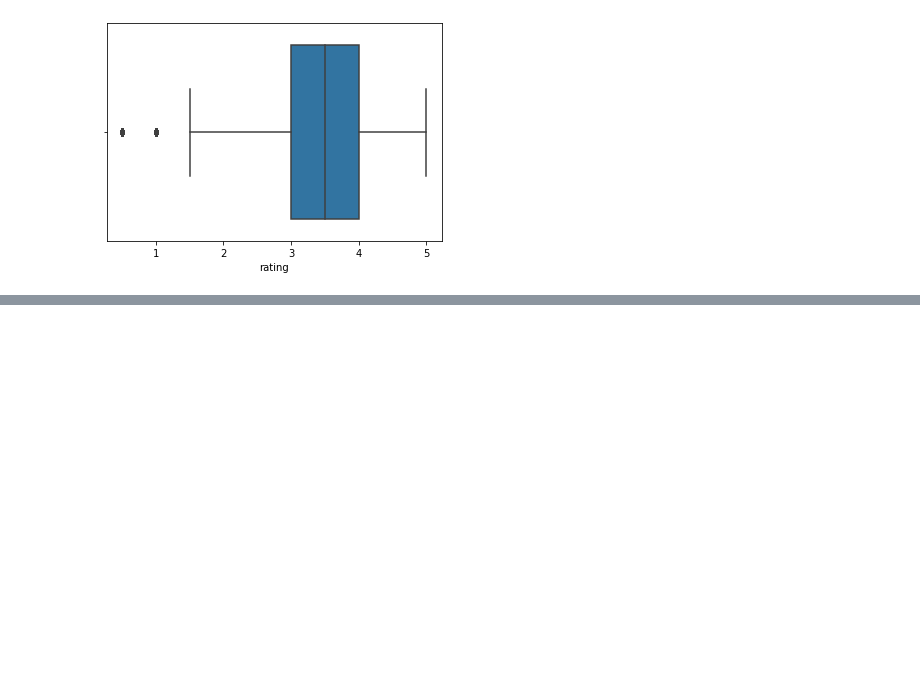
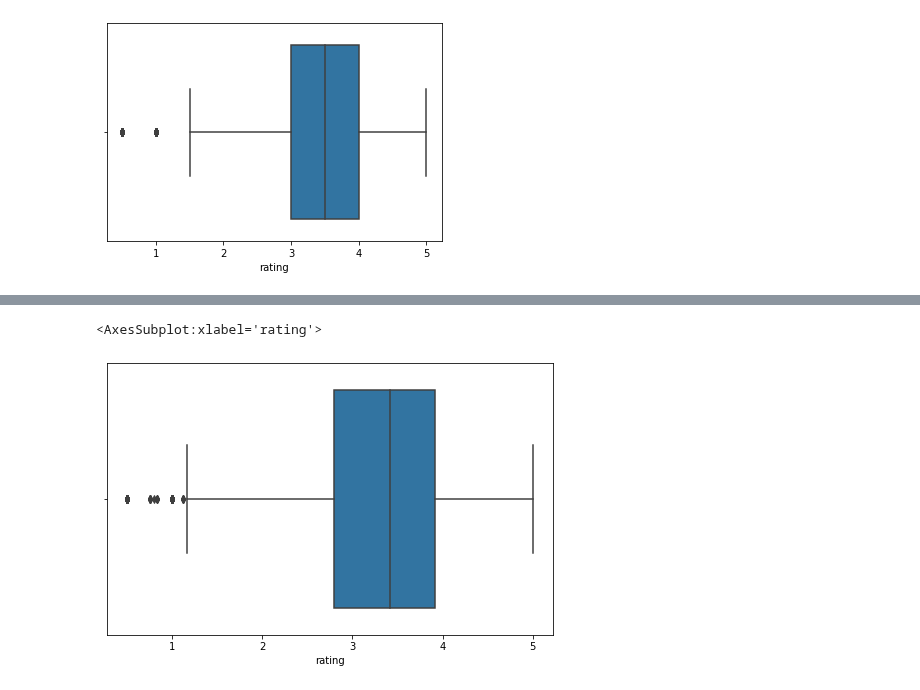
Before and after one commit to andreformento/learning-machine-learning, a Jupyter notebook: src/01-first-class/ml-latest-small-0.ipynb, the cells around one changed output, grey strips where cells are left out. Drawn from its saved outputs; the diff is of its cells as text; code cells hidden in the pictures; blank space fills up the shorter version.

```diff
--- a/src/01-first-class/ml-latest-small-0.ipynb
+++ b/src/01-first-class/ml-latest-small-0.ipynb
@@ -82,0 +119,6 @@ sns.boxplot(x=ratings.rating)
+# %%
+plt.figure(figsize=(8,5))
+sns.boxplot(x=mean_by_movie)
+# %% [output]
+<AxesSubplot:xlabel='rating'>
+[figure, added]
```
Also changed, not shown: parts of 10 cells of this notebook, 1 other file.
